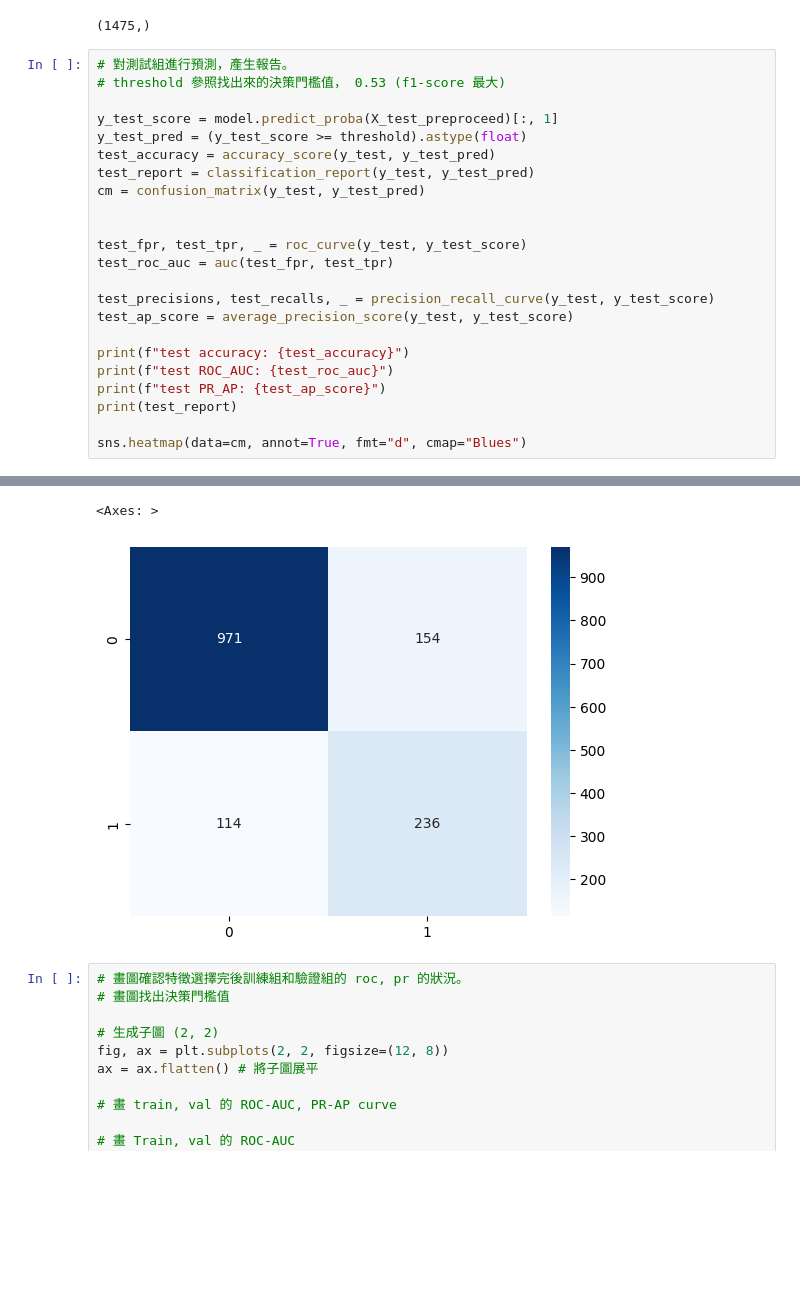
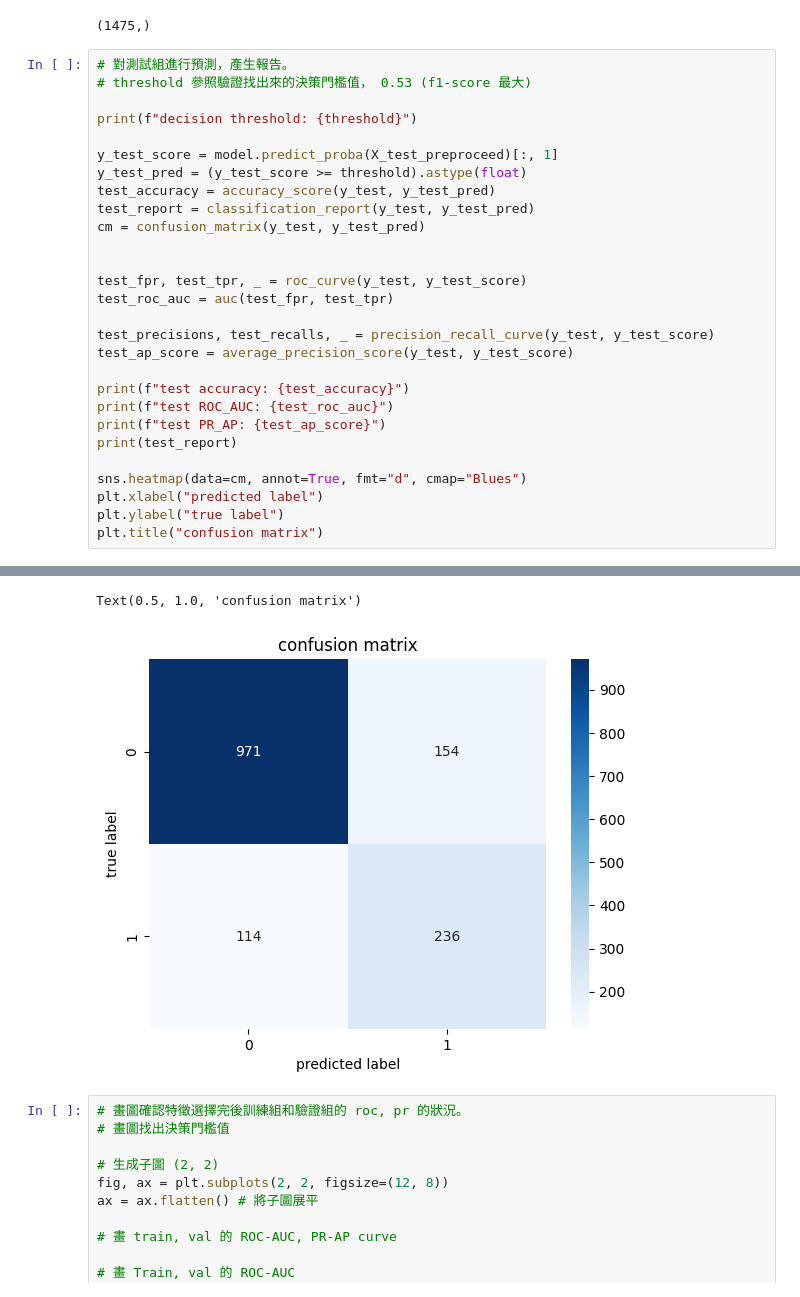
Before and after one commit to michael-0907/tibami, a Jupyter notebook: bank_after_discussion_no_duration_feature_select.ipynb, the cells around one changed output, grey strips where cells are left out. Saved outputs shown, nothing was run; the diff lists cells and outputs as text; blank space fills up the shorter version.

```diff
--- a/bank_after_discussion_no_duration_feature_select.ipynb
+++ b/bank_after_discussion_no_duration_feature_select.ipynb
@@ -415,7 +454,9 @@ True
 (1475,)
 # %%
 # 對測試組進行預測，產生報告。
-# threshold 參照找出來的決策門檻值， 0.53 (f1-score 最大)
+# threshold 參照驗證找出來的決策門檻值， 0.53 (f1-score 最大)
+
+print(f"decision threshold: {threshold}")
 
 y_test_score = model.predict_proba(X_test_preproceed)[:, 1]
 y_test_pred = (y_test_score >= threshold).astype(float)
@@ -436,4 +477,7 @@ print(f"test PR_AP: {test_ap_score}")
 print(test_report)
 
 sns.heatmap(data=cm, annot=True, fmt="d", cmap="Blues")
+plt.xlabel("predicted label")
+plt.ylabel("true label")
+plt.title("confusion matrix")
 # %% [output]
@@ -440,16 +485,16 @@ sns.heatmap(data=cm, annot=True, fmt="d", cmap="Blues")
 test accuracy: 0.8183050847457627
 test ROC_AUC: 0.8375504761904763
 test PR_AP: 0.644120108366958
               precision    recall  f1-score   support
 
            0       0.89      0.86      0.88      1125
            1       0.61      0.67      0.64       350
 
     accuracy                           0.82      1475
    macro avg       0.75      0.77      0.76      1475
 weighted avg       0.83      0.82      0.82      1475
-<Axes: >
+Text(0.5, 1.0, 'confusion matrix')
-[figure, old version]
+[figure, new version]
 # %%
 # 畫圖確認特徵選擇完後訓練組和驗證組的 roc, pr 的狀況。
 # 畫圖找出決策門檻值
```
Also changed, not shown: parts of 9 cells of this notebook.
